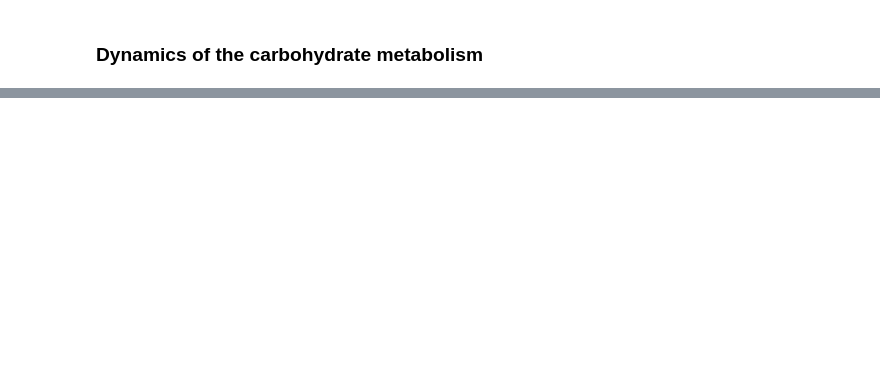
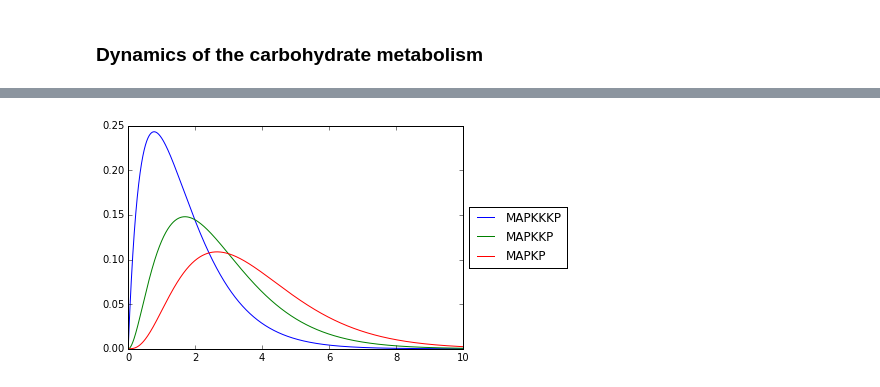
Before and after one commit to karinsasaki/biomath-modelling-with-python, a Jupyter notebook: Modelling signalling transduction.ipynb, the cells around one changed output, grey strips where cells are left out. Drawn from its saved outputs; the diff is of its cells as text; code cells hidden in the pictures; blank space fills up the shorter version.

```diff
--- a/Modelling signalling transduction.ipynb
+++ b/Modelling signalling transduction.ipynb
@@ -758,0 +1058,84 @@ Run with full_output = 1 to get quantitative information.
+# %%
+# import modules and libraries
+import numpy as np
+from scipy.integrate import odeint
+import matplotlib.pyplot as plt
+%matplotlib inline
+
+# Parameters
+k0 = 1.2
+k1 = 0.96
+k2 = 1.18
+k3 = 1
+k4 = 1
+k5 = 1
+k6 = 1
+
+params = (k0, k1, k2, k3, k4, k5, k6)
+
+# Initial conditions
+Receptor_0 = 1
+Phosphotase_0 = 1
+MAPKKKP_0 = 0
+MAPKKP_0 = 0
+MAPKP_0 = 0
+MAPKKK_0 = 1
+MAPKK_0 = 1
+MAPK_0 = 1
+
+ini = (Receptor_0, Phosphotase_0, MAPKKKP_0, MAPKKP_0, MAPKP_0, MAPKKK_0, MAPKK_0, MAPK_0)
+
+# time
+dt = 0.0001
+t = np.arange(0,10,dt)
+
+
+# ODE system (in format used for odeint)
+def myODE(init,t,params):
+
+    k0, k1, k2, k3, k4, k5, k6 = params
+
+    Receptor, Phosphotase, MAPKKKP, MAPKKP, MAPKP, MAPKKK, MAPKK, MAPK = init
+
+    # rates
+    v0 = k0*Receptor
+    v1 = k1*MAPKKK*Receptor
+    v2 = k2*MAPKKKP*Phosphotase
+    v3 = k3*MAPKK*MAPKKKP
+    v4 = k4*MAPKKP*Phosphotase
+    v5 = k5*MAPK*MAPKKP
+    v6 = k6*MAPKP*Phosphotase
+
+    # equations
+    dReceptor = -v0
+    dMAPKKKP = v1 - v2
+    dMAPKKP = v3 - v4
+    dMAPKP = v5 - v6
+    dMAPKKK = -dMAPKKKP
+    dMAPKK = -dMAPKKP
+    dMAPK = -dMAPKP
+    dPhosphotase = 0
+
+    return (dReceptor, dPhosphotase, dMAPKKKP, dMAPKKP, dMAPKP, dMAPKKK, dMAPKK, dMAPK)
+
+# Solve using odeint
+solution = odeint(myODE,ini,t,args=(params,))
+tReceptor = solution[:,0]
+tPhosphatase = solution[:,1]
+tMAPKKKP = solution[:,2]
+tMAPKKP = solution[:,3]
+tMAPKP = solution[:,4]
+tMAPKKK = solution[:,5]
+tMAPKK = solution[:,6]
+tMAPK = solution[:,7]
+
+# Show over time
+fig, ax = plt.subplots()
+#ax.plot(t, tReceptor, label='Receptor')
+ax.plot(t, tMAPKKKP, label='MAPKKKP')
+ax.plot(t, tMAPKKP, label='MAPKKP')
+ax.plot(t, tMAPKP, label='MAPKP')
+legend = ax.legend(loc='center left', bbox_to_anchor=(1, 0.5))
+plt.show()
+# %% [output]
+[figure, added]
```
Also changed, not shown: parts of 19 cells of this notebook, 34 other files.
